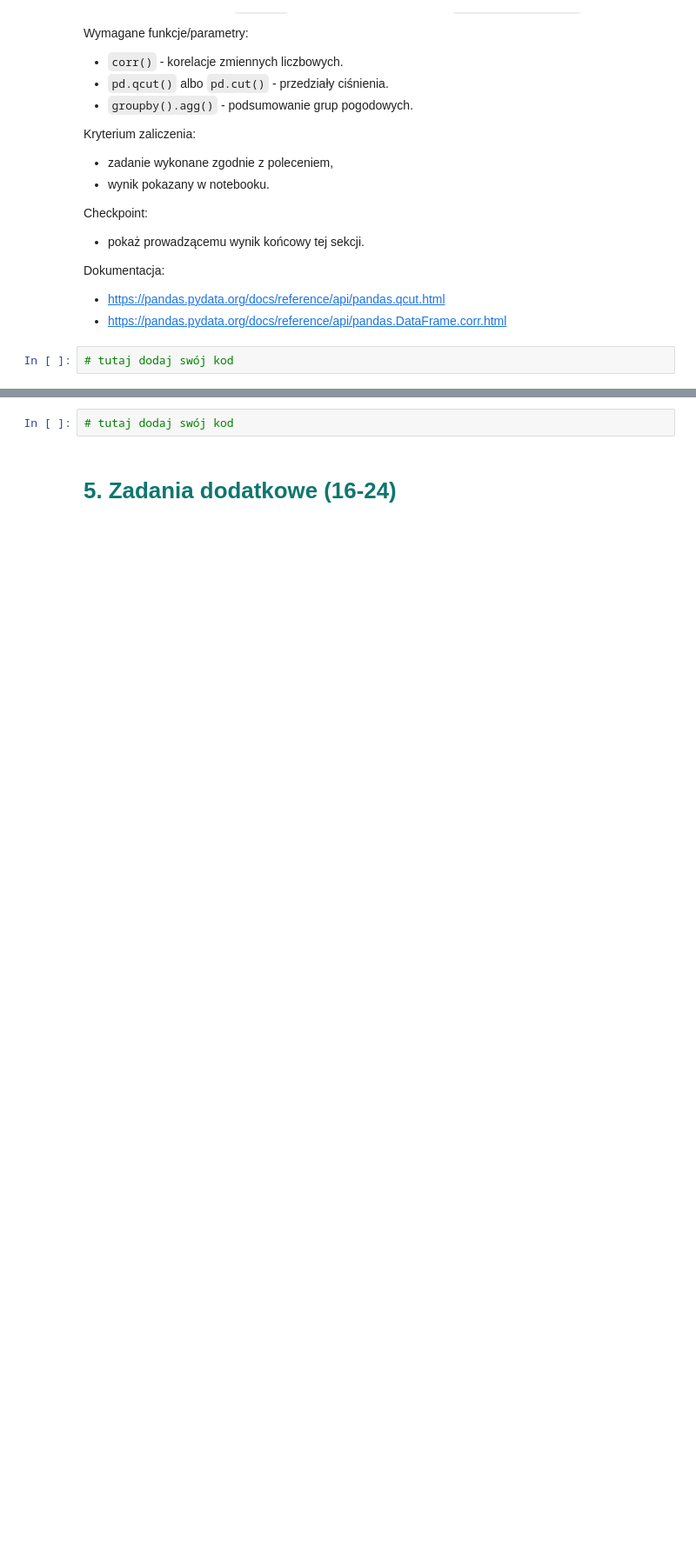
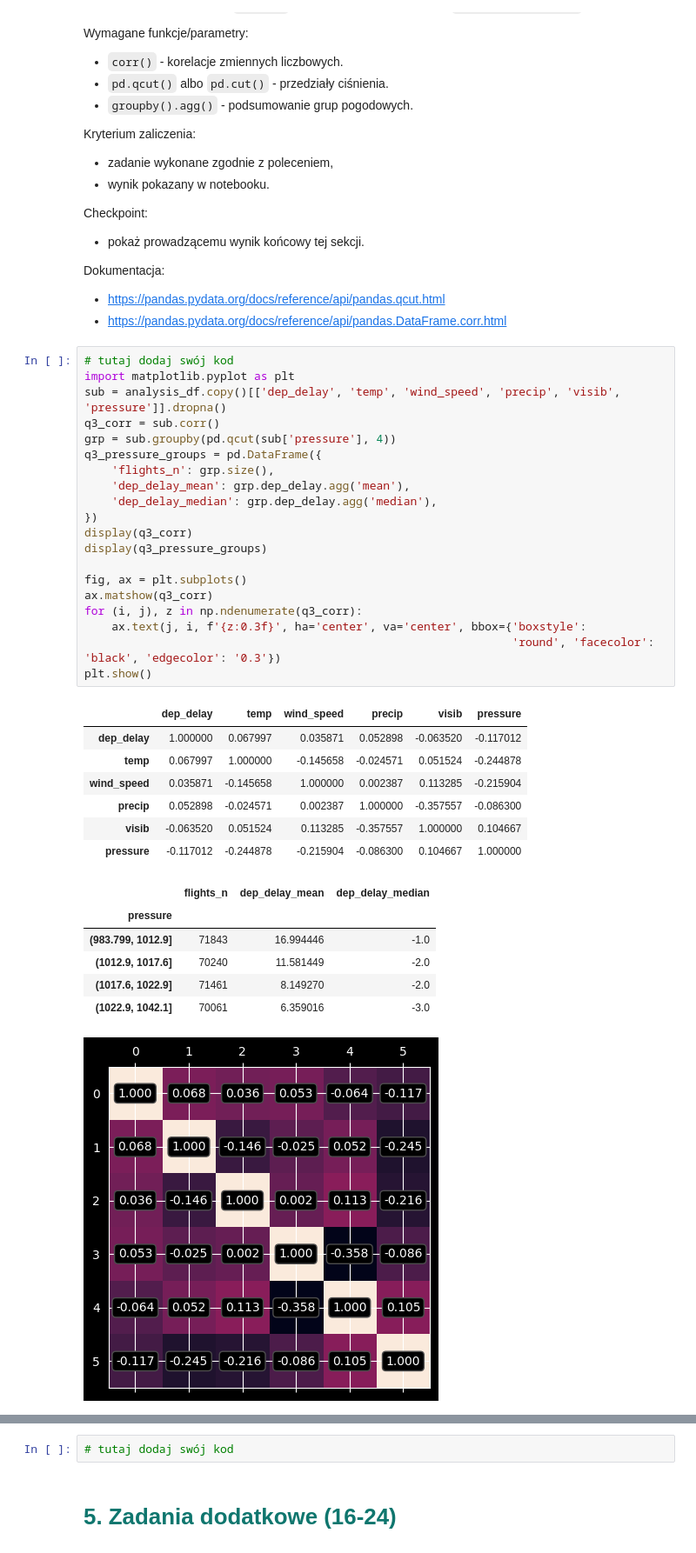
Before and after one commit to tpawlonka/AnalizaDanychPythonKurs, a Jupyter notebook: AnalizaDanychPython_Lekcja4.ipynb, the cells around one changed output, grey strips where cells are left out. Shown at 87% size. Cells and saved outputs as stored; diff of their text form; blank space fills up the shorter version.

```diff
--- a/AnalizaDanychPython_Lekcja4.ipynb
+++ b/AnalizaDanychPython_Lekcja4.ipynb
@@ -1286,6 +1290,39 @@ Dokumentacja:
 - https://pandas.pydata.org/docs/reference/api/pandas.DataFrame.corr.html
 # %%
 # tutaj dodaj swój kod
+import matplotlib.pyplot as plt
+sub = analysis_df.copy()[['dep_delay', 'temp', 'wind_speed', 'precip', 'visib', 'pressure']].dropna()
+q3_corr = sub.corr()
+grp = sub.groupby(pd.qcut(sub['pressure'], 4))
+q3_pressure_groups = pd.DataFrame({
+    'flights_n': grp.size(),
+    'dep_delay_mean': grp.dep_delay.agg('mean'),
+    'dep_delay_median': grp.dep_delay.agg('median'),
+})
+display(q3_corr)
+display(q3_pressure_groups)
+
+fig, ax = plt.subplots()
+ax.matshow(q3_corr)
+for (i, j), z in np.ndenumerate(q3_corr):
+    ax.text(j, i, f'{z:0.3f}', ha='center', va='center', bbox={'boxstyle':
+                                                               'round', 'facecolor': 'black', 'edgecolor': '0.3'})
+plt.show()
+# %% [output]
+|  | dep_delay | temp | wind_speed | precip | visib | pressure |
+| dep_delay | 1.000000 | 0.067997 | 0.035871 | 0.052898 | -0.063520 | -0.117012 |
+| temp | 0.067997 | 1.000000 | -0.145658 | -0.024571 | 0.051524 | -0.244878 |
+| wind_speed | 0.035871 | -0.145658 | 1.000000 | 0.002387 | 0.113285 | -0.215904 |
+| precip | 0.052898 | -0.024571 | 0.002387 | 1.000000 | -0.357557 | -0.086300 |
+| visib | -0.063520 | 0.051524 | 0.113285 | -0.357557 | 1.000000 | 0.104667 |
+| pressure | -0.117012 | -0.244878 | -0.215904 | -0.086300 | 0.104667 | 1.000000 |
+|  | flights_n | dep_delay_mean | dep_delay_median |
+| pressure |  |  |  |
+| (983.799, 1012.9] | 71843 | 16.994446 | -1.0 |
+| (1012.9, 1017.6] | 70240 | 11.581449 | -2.0 |
+| (1017.6, 1022.9] | 71461 | 8.149270 | -2.0 |
+| (1022.9, 1042.1] | 70061 | 6.359016 | -3.0 |
+[figure, added]
 # %% [markdown]
 ## <span style="color:#0f766e; font-weight:700;">Zadanie 13</span>
 
```
Also changed, not shown: parts of 5 cells of this notebook.
